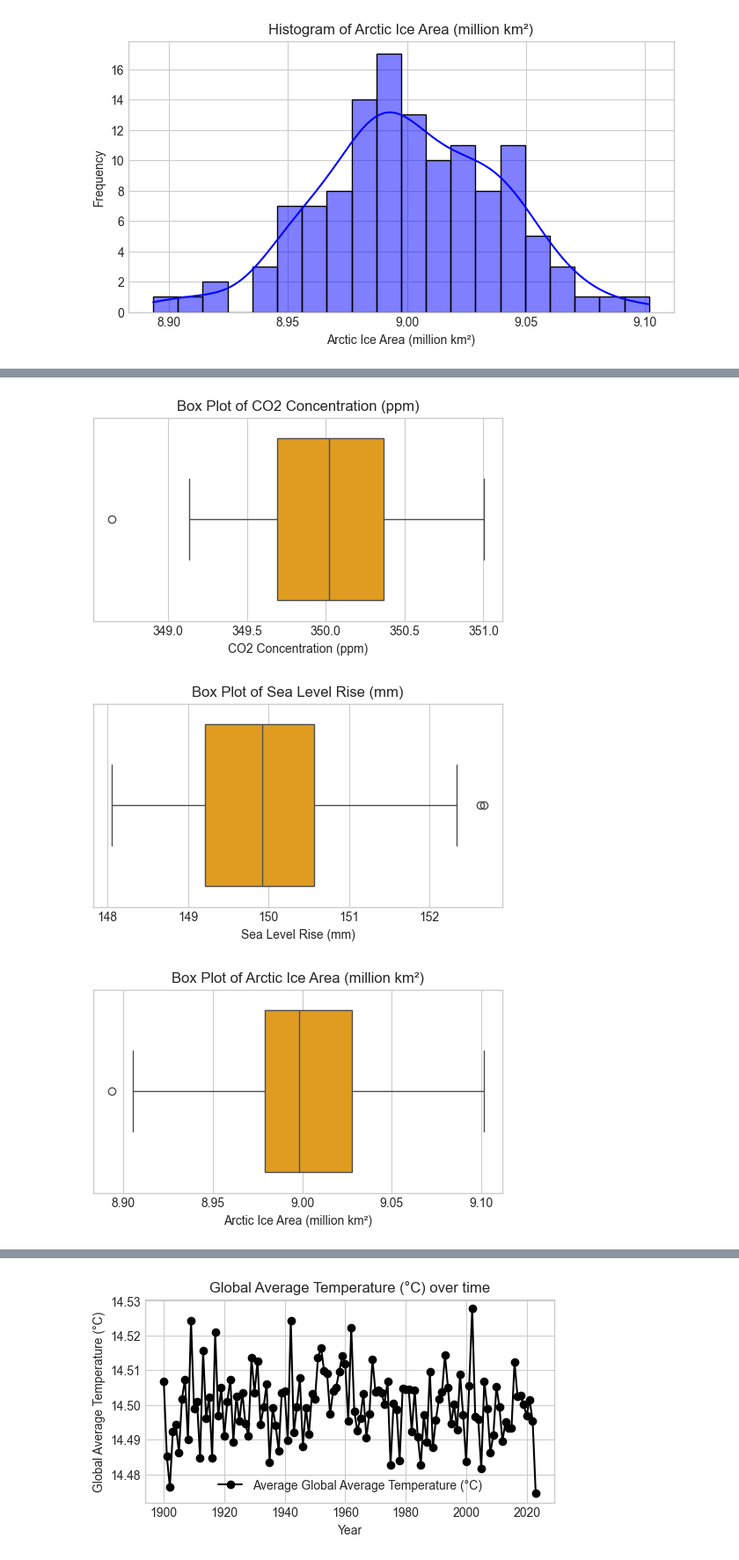
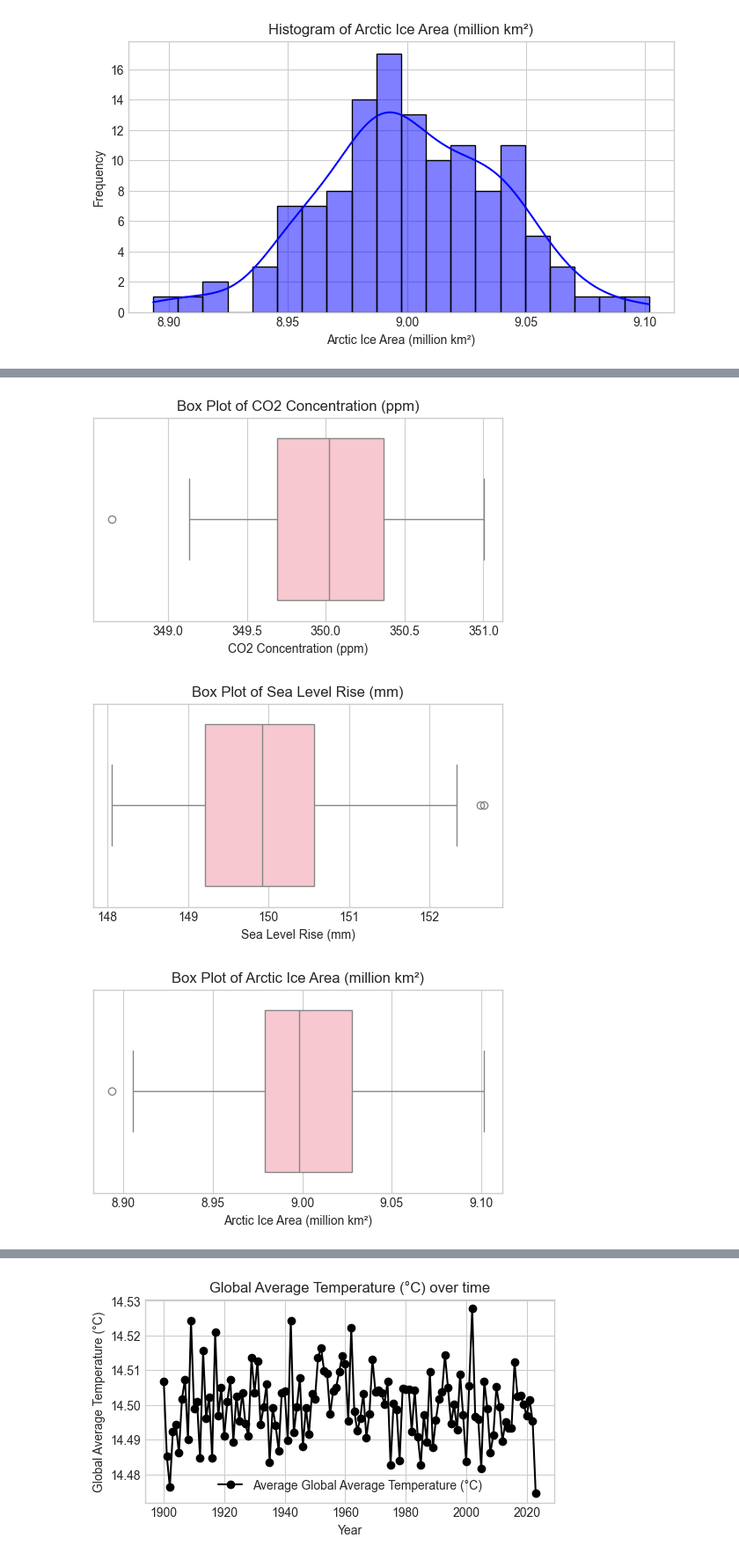
Before and after one commit to Omdena-NIC-Nepal/complete-eda-assignment-group-a-projecthub, a Jupyter notebook: climate_eda.ipynb, the cells around one changed output, grey strips where cells are left out. Shown: that part at 88% size. Saved outputs shown, nothing was run; the diff lists cells and outputs as text; code cells hidden in the pictures.

Commit message:
added other plots for UA

```diff
--- a/climate_eda.ipynb
+++ b/climate_eda.ipynb
@@ -86,20 +86,17 @@ for column in column_names:
     mean_val = data.mean()
     median_val = data.median()
     std_dev = data.std()
-    variance = data.var()
     min_val = data.min()
     max_val = data.max()
-    range_val = max_val - min_val
 
     # Print statistics
     print(f"Univariate Analysis for {column}:")
+    print(df_new[column].describe().round(2))
     print(f"Mean: {mean_val:.2f}")
     print(f"Median: {median_val:.2f}")
     print(f"Standard Deviation: {std_dev:.2f}")
-    print(f"Variance: {variance:.2f}")
-    print(f"Min: {min_val:.2f}")
-    print(f"Max: {max_val:.2f}")
-    print(f"Range: {range_val:.2f}")
+    print(f"Minimum: {min_val:.2f}")
+    print(f"Maximum: {max_val:.2f}")
     print("\n")
 # %% [output]
 Univariate Analysis for Global Average Temperature (°C):
@@ -139,7 +136,7 @@ for column in column_names:
 for column in column_names:
     data = df_new[column]
     plt.figure(figsize=(6, 3))
-    sns.boxplot(x=data, color='orange')
+    sns.boxplot(x=data, color='pink')
     plt.title(f'Box Plot of {column}')
     plt.show()
 # %% [output]
@@ -147,3 +144,3 @@ for column in column_names:
-[figure, old version]
+[figure, new version]
-[figure, old version]
+[figure, new version]
-[figure, old version]
+[figure, new version]
```
Also changed, not shown: parts of 5 cells of this notebook.
